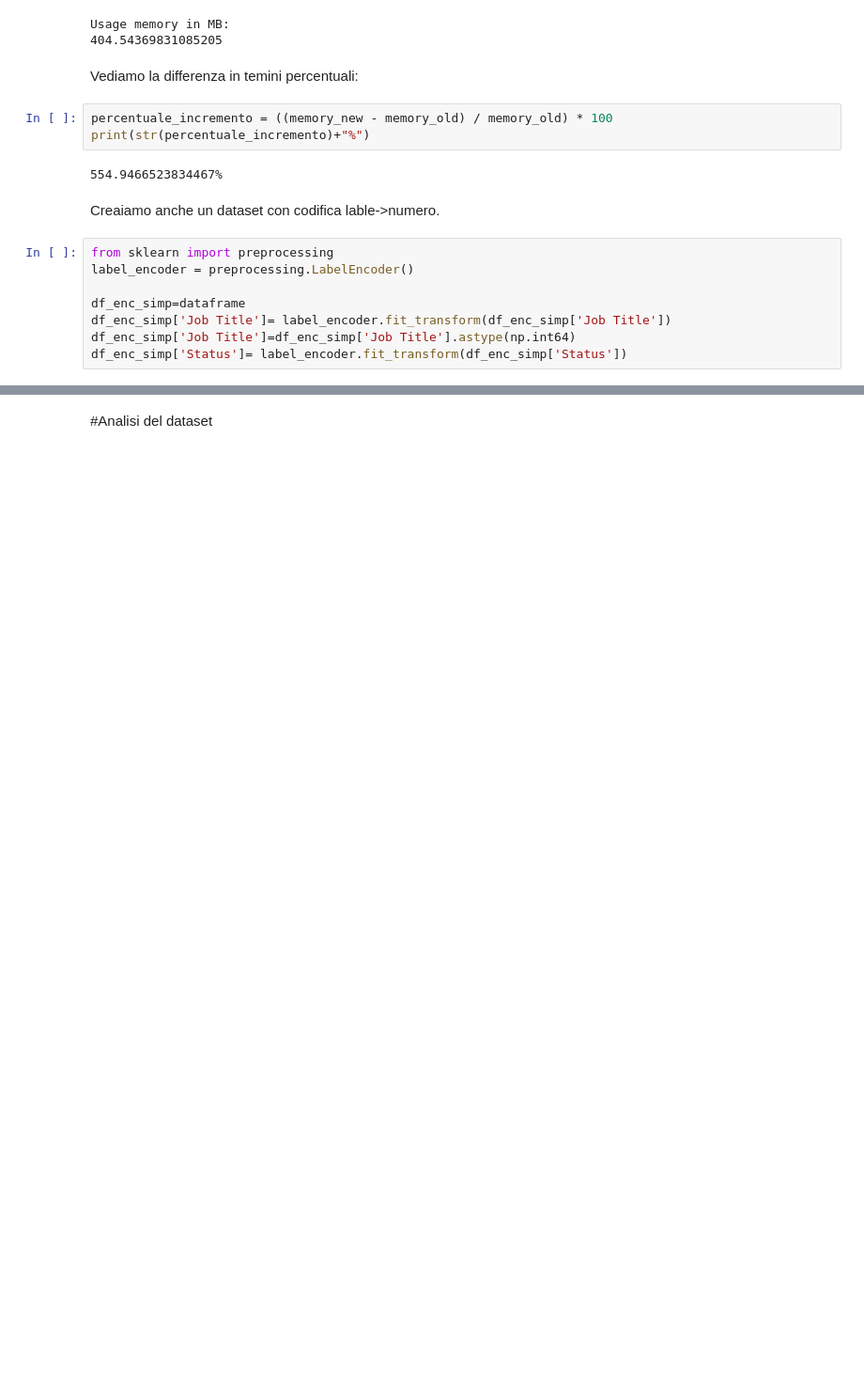
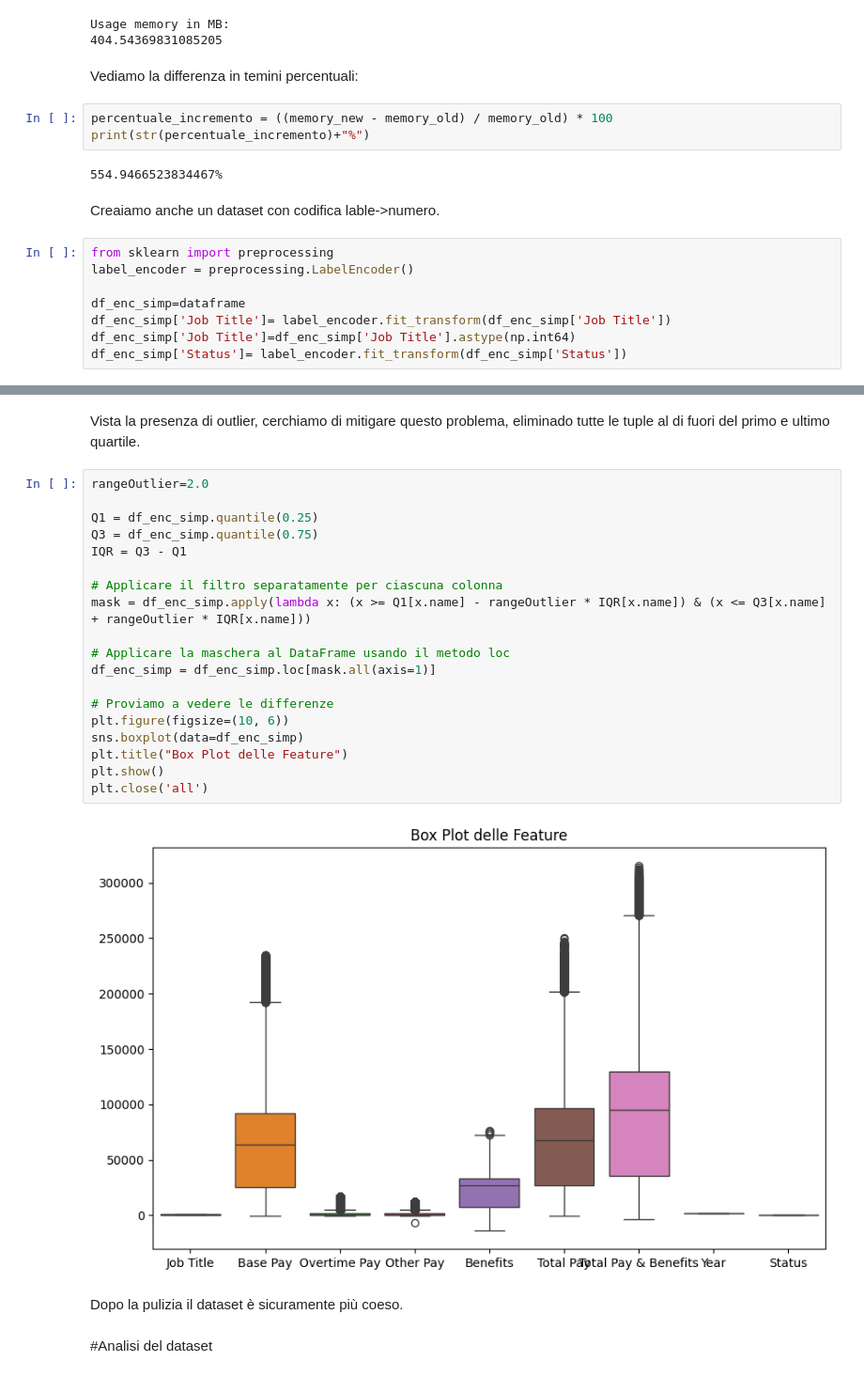
Before and after one commit to DanyR2001/Progetto-FIA, a Jupyter notebook: Documentazione/DocHistory.ipynb, the cells around one changed output, grey strips where cells are left out. Shown: that part at 94% size. Drawn from its saved outputs; the diff is of its cells as text; blank space fills up the shorter version.

```diff
--- a/Documentazione/DocHistory.ipynb
+++ b/Documentazione/DocHistory.ipynb
@@ -239,3 +286,28 @@ df_enc_simp['Status']= label_encoder.fit_transform(df_enc_simp['Status'])
+# %% [markdown]
+Vista la presenza di outlier, cerchiamo di mitigare questo problema, eliminado tutte le tuple al di fuori del primo e ultimo quartile.
+# %%
+rangeOutlier=2.0
+
+Q1 = df_enc_simp.quantile(0.25)
+Q3 = df_enc_simp.quantile(0.75)
+IQR = Q3 - Q1
+
+# Applicare il filtro separatamente per ciascuna colonna
+mask = df_enc_simp.apply(lambda x: (x >= Q1[x.name] - rangeOutlier * IQR[x.name]) & (x <= Q3[x.name] + rangeOutlier * IQR[x.name]))
+
+# Applicare la maschera al DataFrame usando il metodo loc
+df_enc_simp = df_enc_simp.loc[mask.all(axis=1)]
+
+# Proviamo a vedere le differenze
+plt.figure(figsize=(10, 6))
+sns.boxplot(data=df_enc_simp)
+plt.title("Box Plot delle Feature")
+plt.show()
+plt.close('all')
+# %% [output]
+[figure, added]
+# %% [markdown]
+Dopo la pulizia il dataset è sicuramente più coeso.
 # %% [markdown]
 #Analisi del dataset
 # %% [markdown]
```
Also changed, not shown: parts of 25 cells of this notebook.
